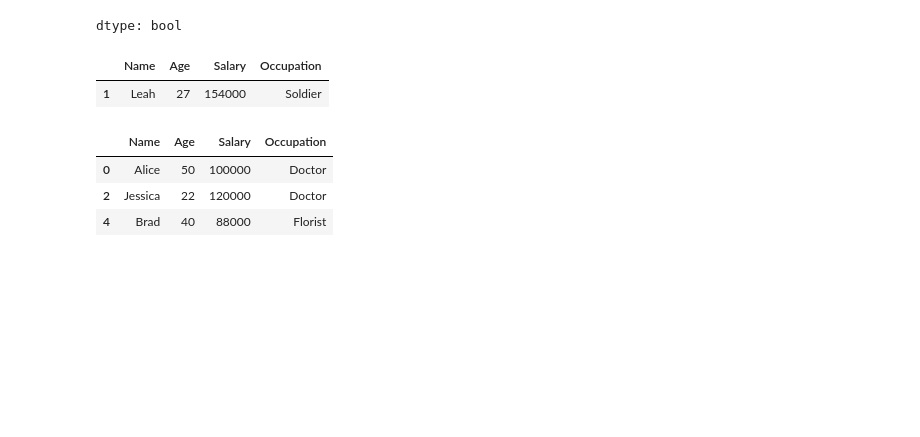
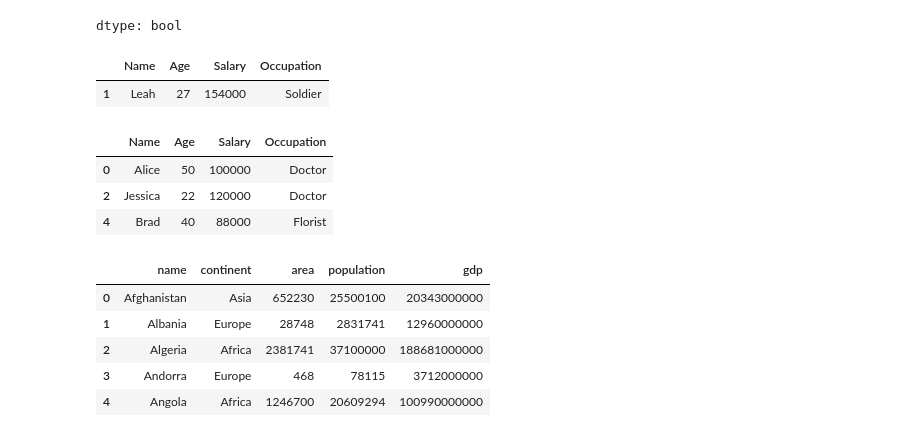
Before and after one commit to fateme-alk/learning, a Jupyter notebook: IBM_data_analysis/module1/IBM_data_analysis.ipynb, the cells around one changed output. Drawn from its saved outputs; the diff is of its cells as text; code cells hidden in the pictures; blank space fills up the shorter version.

```diff
--- a/IBM_data_analysis/module1/IBM_data_analysis.ipynb
+++ b/IBM_data_analysis/module1/IBM_data_analysis.ipynb
@@ -1207,3 +1218,22 @@ df[df['Occupation'].isin(['Doctor', 'Florist'])]
 | 0 | Alice | 50 | 100000 | Doctor |
 | 2 | Jessica | 22 | 120000 | Doctor |
 | 4 | Brad | 40 | 88000 | Florist |
+# %%
+data = {
+  "name": ["Afghanistan", "Albania", "Algeria", "Andorra", "Angola"],
+  "continent": ["Asia", "Europe", "Africa", "Europe", "Africa"],
+  "area": [652230, 28748, 2381741, 468, 1246700],
+  "population": [25500100, 2831741, 37100000, 78115, 20609294],
+  "gdp": [20343000000, 12960000000, 188681000000, 3712000000, 100990000000]
+}
+
+df = pd.DataFrame(data)
+# %%
+df
+# %% [output]
+|  | name | continent | area | population | gdp |
+| 0 | Afghanistan | Asia | 652230 | 25500100 | 20343000000 |
+| 1 | Albania | Europe | 28748 | 2831741 | 12960000000 |
+| 2 | Algeria | Africa | 2381741 | 37100000 | 188681000000 |
+| 3 | Andorra | Europe | 468 | 78115 | 3712000000 |
+| 4 | Angola | Africa | 1246700 | 20609294 | 100990000000 |
```
Also changed, not shown: parts of 26 cells of this notebook.
